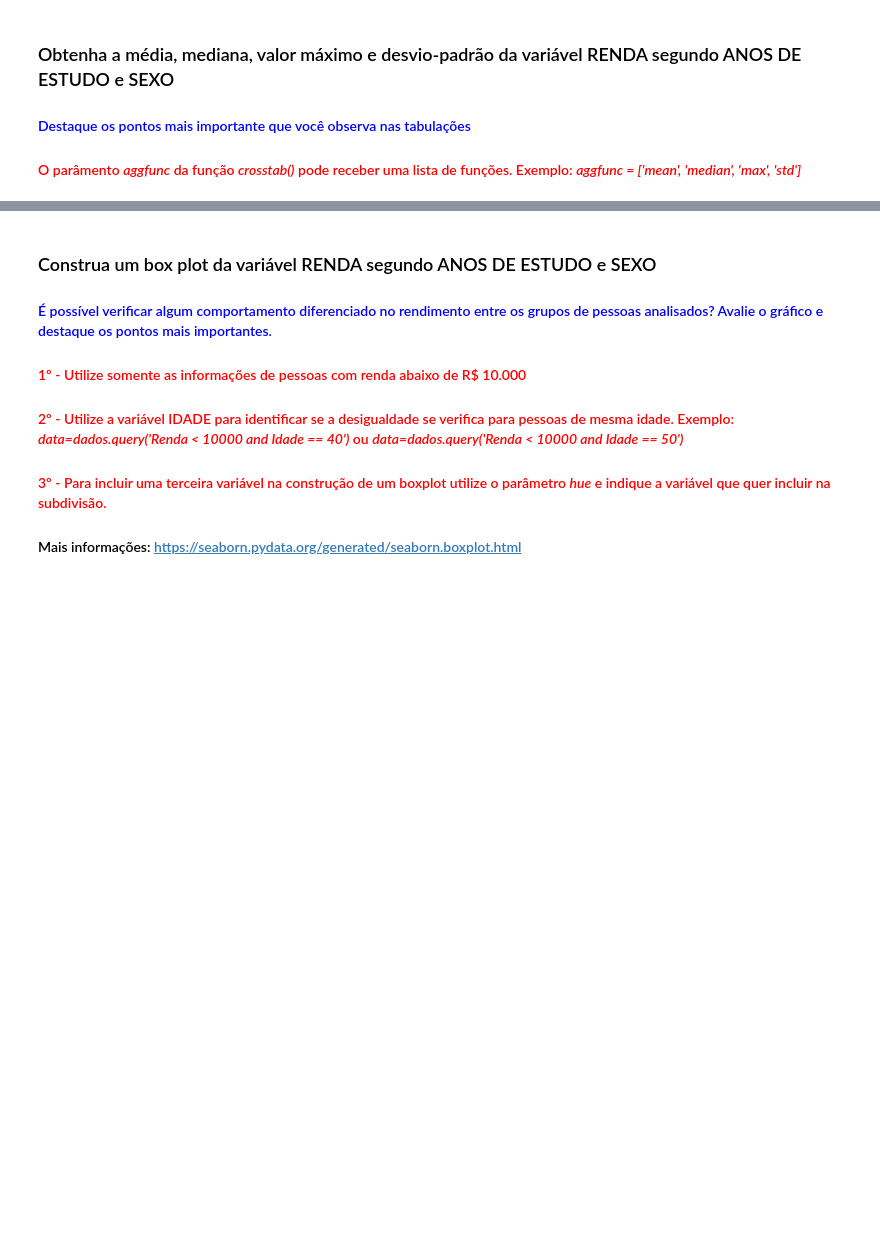
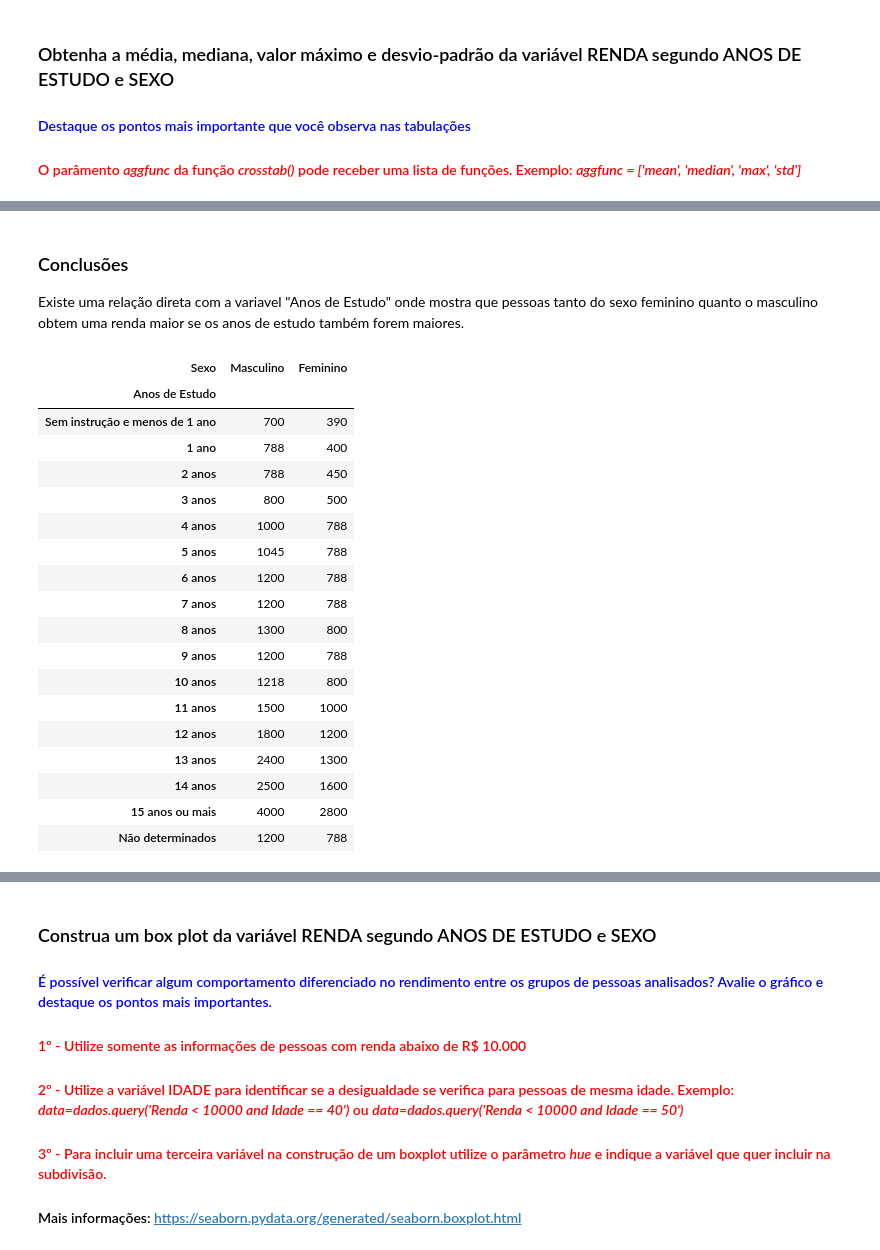
Before and after one commit to albertomendess/Estudos, a Jupyter notebook: Análise_Descritiva.ipynb, the cells around one changed output, grey strips where cells are left out. Saved outputs shown, nothing was run; the diff lists cells and outputs as text; code cells hidden in the pictures; blank space fills up the shorter version.

```diff
--- a/Análise_Descritiva.ipynb
+++ b/Análise_Descritiva.ipynb
@@ -703,0 +741,34 @@ from scipy import stats
+# %% [markdown]
+### Conclusões
+
+Existe uma relação direta com a variavel "Anos de Estudo" onde mostra que pessoas tanto do sexo feminino quanto o masculino obtem uma renda maior se os anos de estudo também forem maiores.
+# %%
+# RENDA MEDIANA SENGUNDO ANOS DE ESTUDO E SEXO
+renda_mediana = pd.crosstab(index= df['Anos de Estudo'],
+                            columns= df['Sexo'],
+                            aggfunc= 'median',
+                            values= df['Renda']).round(2)
+renda_mediana.rename(index= anos_de_estudo,
+                     columns= sexo,
+                     inplace= True)
+renda_mediana
+# %% [output]
+| Sexo | Masculino | Feminino |
+| Anos de Estudo |  |  |
+| Sem instrução e menos de 1 ano | 700 | 390 |
+| 1 ano | 788 | 400 |
+| 2 anos | 788 | 450 |
+| 3 anos | 800 | 500 |
+| 4 anos | 1000 | 788 |
+| 5 anos | 1045 | 788 |
+| 6 anos | 1200 | 788 |
+| 7 anos | 1200 | 788 |
+| 8 anos | 1300 | 800 |
+| 9 anos | 1200 | 788 |
+| 10 anos | 1218 | 800 |
+| 11 anos | 1500 | 1000 |
+| 12 anos | 1800 | 1200 |
+| 13 anos | 2400 | 1300 |
+| 14 anos | 2500 | 1600 |
+| 15 anos ou mais | 4000 | 2800 |
+| Não determinados | 1200 | 788 |
```
Also changed, not shown: parts of 7 cells of this notebook.
